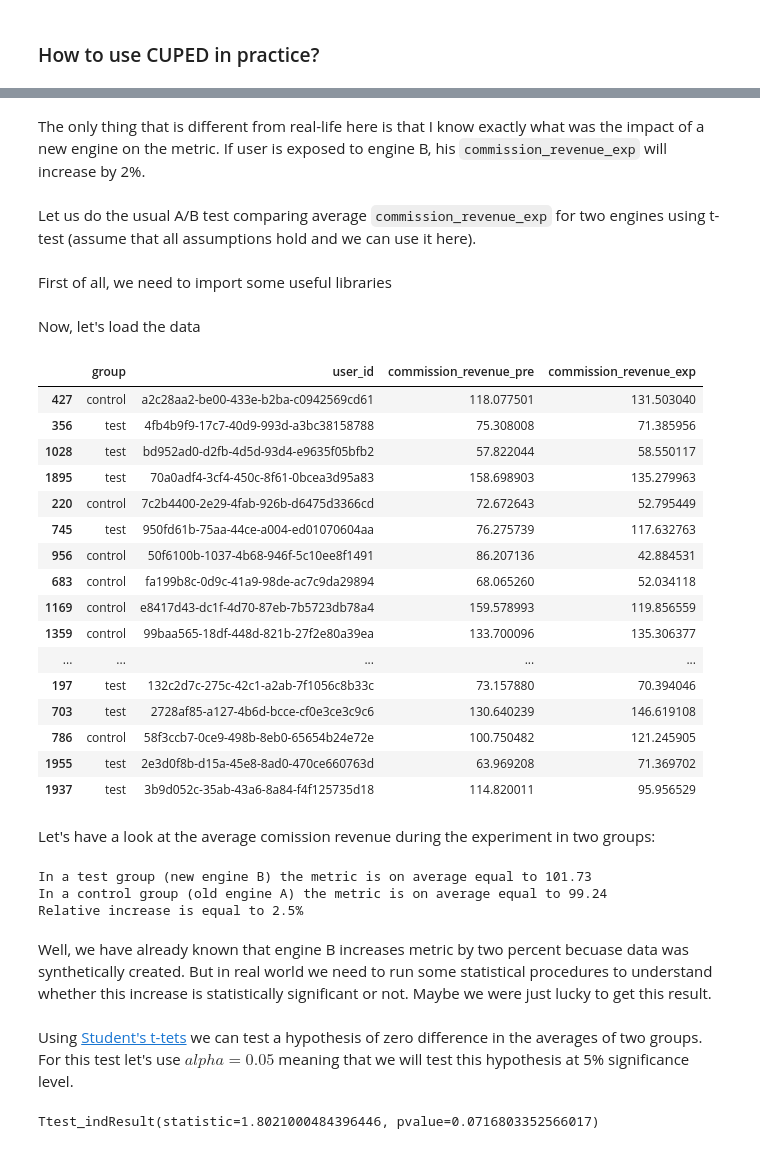
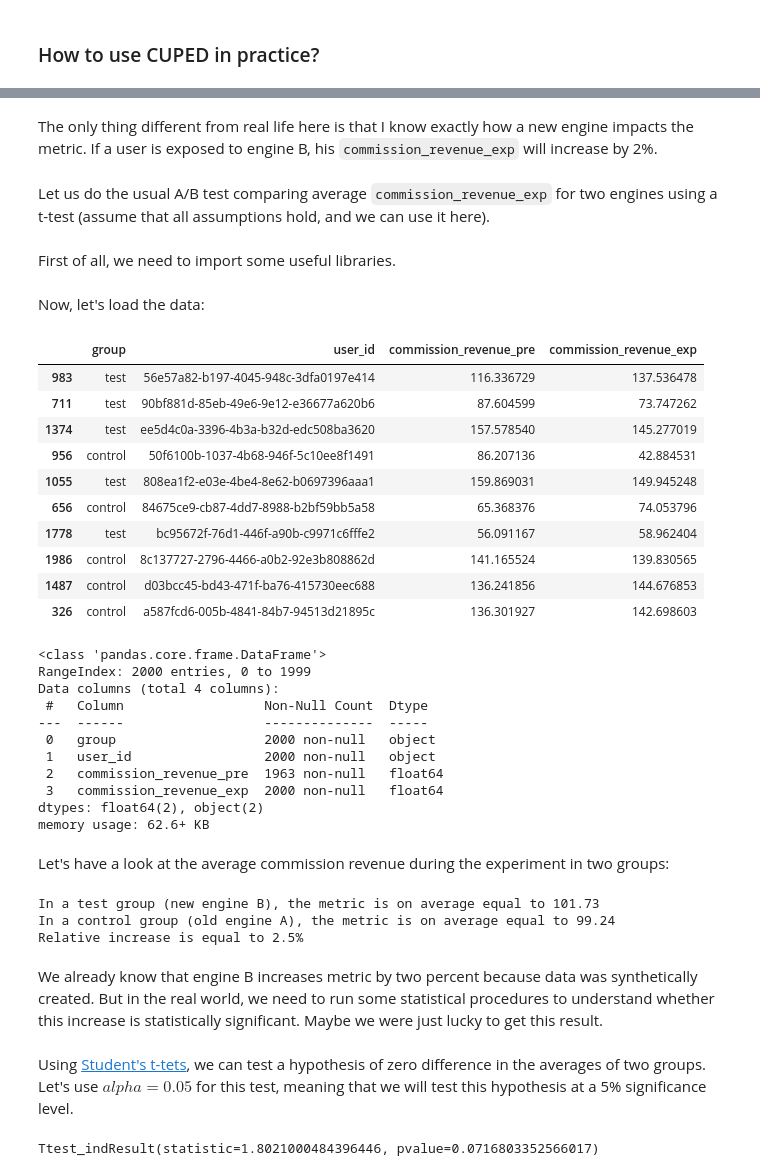
Before and after one commit to IgorKhomyanin/blog, a Jupyter notebook: cuped-for-starters/cuped-for-starters.ipynb, the cells around one changed output, grey strips where cells are left out. Drawn from its saved outputs; the diff is of its cells as text; code cells hidden in the pictures.

```diff
--- a/cuped-for-starters/cuped-for-starters.ipynb
+++ b/cuped-for-starters/cuped-for-starters.ipynb
@@ -65,55 +65,63 @@ Here is an explanation what each column means:
 # %% [markdown]
-The only thing that is different from real-life here is that I know exactly what was the impact of a new engine on the metric. If user is exposed to engine B, his `commission_revenue_exp` will increase by 2%.
+The only thing different from real life here is that I know exactly how a new engine impacts the metric. If a user is exposed to engine B, his `commission_revenue_exp` will increase by 2%.
 # %% [markdown]
-Let us do the usual A/B test comparing average `commission_revenue_exp` for two engines using t-test (assume that all assumptions hold and we can use it here).
+Let us do the usual A/B test comparing average `commission_revenue_exp` for two engines using a t-test (assume that all assumptions hold, and we can use it here).
 # %% [markdown]
-First of all, we need to import some useful libraries
+First of all, we need to import some useful libraries.
 # %%
 import matplotlib.pyplot as plt
 import numpy as np
 import pandas as pd
 from scipy import stats
 # %% [markdown]
-Now, let's load the data
+Now, let's load the data:
 # %%
 exp_data = pd.read_csv('./input/commission_revenue.csv')
 
-exp_data.sample(20)
+exp_data.sample(10)
 # %% [output]
 |  | group | user_id | commission_revenue_pre | commission_revenue_exp |
-| 427 | control | a2c28aa2-be00-433e-b2ba-c0942569cd61 | 118.077501 | 131.503040 |
-| 356 | test | 4fb4b9f9-17c7-40d9-993d-a3bc38158788 | 75.308008 | 71.385956 |
-| 1028 | test | bd952ad0-d2fb-4d5d-93d4-e9635f05bfb2 | 57.822044 | 58.550117 |
-| 1895 | test | 70a0adf4-3cf4-450c-8f61-0bcea3d95a83 | 158.698903 | 135.279963 |
-| 220 | control | 7c2b4400-2e29-4fab-926b-d6475d3366cd | 72.672643 | 52.795449 |
-| 745 | test | 950fd61b-75aa-44ce-a004-ed01070604aa | 76.275739 | 117.632763 |
+| 983 | test | 56e57a82-b197-4045-948c-3dfa0197e414 | 116.336729 | 137.536478 |
+| 711 | test | 90bf881d-85eb-49e6-9e12-e36677a620b6 | 87.604599 | 73.747262 |
+| 1374 | test | ee5d4c0a-3396-4b3a-b32d-edc508ba3620 | 157.578540 | 145.277019 |
 | 956 | control | 50f6100b-1037-4b68-946f-5c10ee8f1491 | 86.207136 | 42.884531 |
-| 683 | control | fa199b8c-0d9c-41a9-98de-ac7c9da29894 | 68.065260 | 52.034118 |
-| 1169 | control | e8417d43-dc1f-4d70-87eb-7b5723db78a4 | 159.578993 | 119.856559 |
-| 1359 | control | 99baa565-18df-448d-821b-27f2e80a39ea | 133.700096 | 135.306377 |
-| ... | ... | ... | ... | ... |
-| 197 | test | 132c2d7c-275c-42c1-a2ab-7f1056c8b33c | 73.157880 | 70.394046 |
-| 703 | test | 2728af85-a127-4b6d-bcce-cf0e3ce3c9c6 | 130.640239 | 146.619108 |
-| 786 | control | 58f3ccb7-0ce9-498b-8eb0-65654b24e72e | 100.750482 | 121.245905 |
-| 1955 | test | 2e3d0f8b-d15a-45e8-8ad0-470ce660763d | 63.969208 | 71.369702 |
-| 1937 | test | 3b9d052c-35ab-43a6-8a84-f4f125735d18 | 114.820011 | 95.956529 |
+| 1055 | test | 808ea1f2-e03e-4be4-8e62-b0697396aaa1 | 159.869031 | 149.945248 |
+| 656 | control | 84675ce9-cb87-4dd7-8988-b2bf59bb5a58 | 65.368376 | 74.053796 |
+| 1778 | test | bc95672f-76d1-446f-a90b-c9971c6fffe2 | 56.091167 | 58.962404 |
+| 1986 | control | 8c137727-2796-4466-a0b2-92e3b808862d | 141.165524 | 139.830565 |
+| 1487 | control | d03bcc45-bd43-471f-ba76-415730eec688 | 136.241856 | 144.676853 |
+| 326 | control | a587fcd6-005b-4841-84b7-94513d21895c | 136.301927 | 142.698603 |
+# %%
+exp_data.info()
+# %% [output]
+<class 'pandas.core.frame.DataFrame'>
+RangeIndex: 2000 entries, 0 to 1999
+Data columns (total 4 columns):
+ #   Column                  Non-Null Count  Dtype
+---  ------                  --------------  -----
+ 0   group                   2000 non-null   object
+ 1   user_id                 2000 non-null   object
+ 2   commission_revenue_pre  1963 non-null   float64
+ 3   commission_revenue_exp  2000 non-null   float64
+dtypes: float64(2), object(2)
+memory usage: 62.6+ KB
 # %% [markdown]
-Let's have a look at the average comission revenue during the experiment in two groups:
+Let's have a look at the average commission revenue during the experiment in two groups:
 # %%
 commission_revenue_exp_test_avg = exp_data[exp_data['group'] == 'test']['commission_revenue_exp'].mean()
 commission_revenue_exp_control_avg = exp_data[exp_data['group'] == 'control']['commission_revenue_exp'].mean()
 
-print(f'In a test group (new engine B) the metric is on average equal to {commission_revenue_exp_test_avg:0.2f}')
-print(f'In a control group (old engine A) the metric is on average equal to {commission_revenue_exp_control_avg:0.2f}')
+print(f'In a test group (new engine B), the metric is on average equal to {commission_revenue_exp_test_avg:0.2f}')
+print(f'In a control group (old engine A), the metric is on average equal to {commission_revenue_exp_control_avg:0.2f}')
 print(f'Relative increase is equal to {100.0 * (commission_revenue_exp_test_avg / commission_revenue_exp_control_avg - 1):0.1f}%')
 # %% [output]
-In a test group (new engine B) the metric is on average equal to 101.73
-In a control group (old engine A) the metric is on average equal to 99.24
+In a test group (new engine B), the metric is on average equal to 101.73
+In a control group (old engine A), the metric is on average equal to 99.24
 Relative increase is equal to 2.5%
 # %% [markdown]
-Well, we have already known that engine B increases metric by two percent becuase data was synthetically created. But in real world we need to run some statistical procedures to understand whether this increase is statistically significant or not. Maybe we were just lucky to get this result.
+We already know that engine B increases metric by two percent because data was synthetically created. But in the real world, we need to run some statistical procedures to understand whether this increase is statistically significant. Maybe we were just lucky to get this result.
 # %% [markdown]
-Using [Student's t-tets](https://en.wikipedia.org/wiki/Student%27s_t-test) we can test a hypothesis of zero difference in the averages of two groups. For this test let's use $alpha = 0.05$ meaning that we will test this hypothesis at 5% significance level.
+Using [Student's t-tets](https://en.wikipedia.org/wiki/Student%27s_t-test), we can test a hypothesis of zero difference in the averages of two groups. Let's use $alpha = 0.05$ for this test, meaning that we will test this hypothesis at a 5% significance level.
 # %%
 stats.ttest_ind(
     exp_data[exp_data['group'] == 'test']['commission_revenue_exp'],
```
Also changed, not shown: parts of 30 cells of this notebook, 1 other file.
